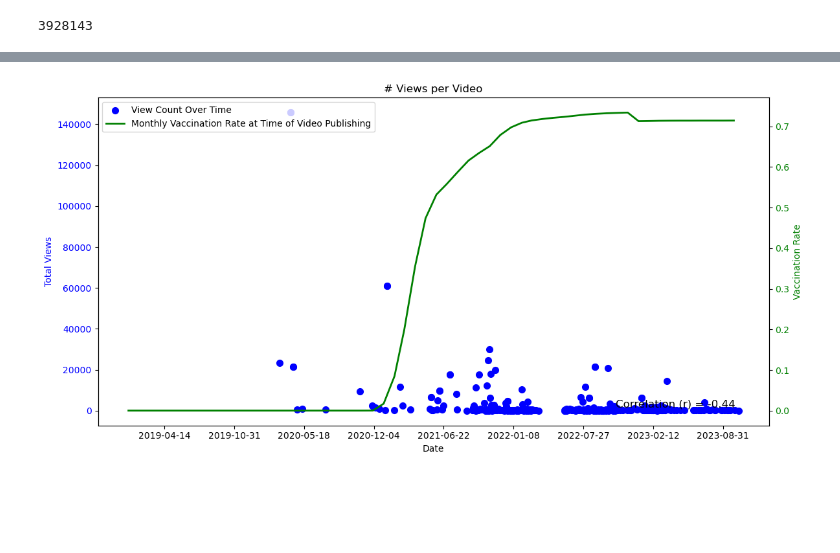
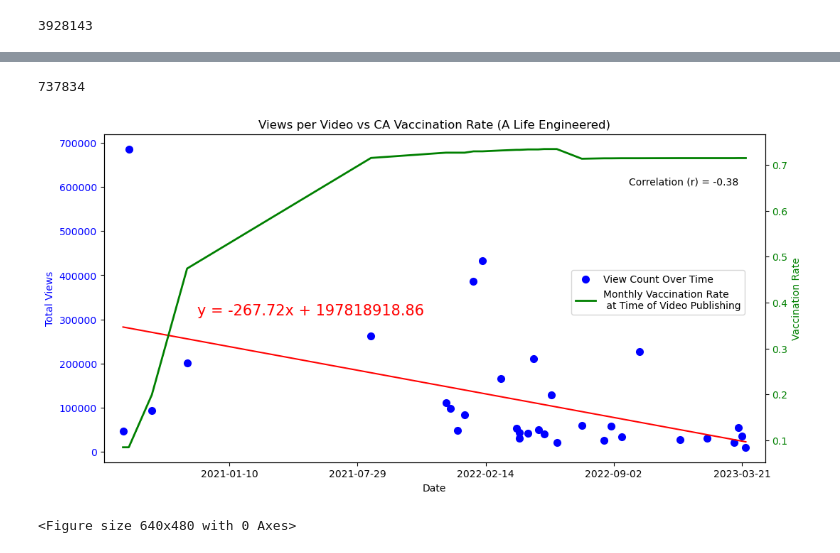
Before and after one commit to AhldenBrough/Covid-vs-Tech-Careers, a Jupyter notebook: data_cleaning.ipynb, the cells around one changed output, grey strips where cells are left out. Drawn from its saved outputs; the diff is of its cells as text; code cells hidden in the pictures; blank space fills up the shorter version.

```diff
--- a/data_cleaning.ipynb
+++ b/data_cleaning.ipynb
@@ -794,2 +660,3 @@ california_df
 # %%
-channel_df = video_df[video_df["Channel Title"] == "thedevlife"]
+channel_df = video_df[video_df["Channel Title"] == "A Life Engineered"]
+channel_df['date_ordinal'] = pd.to_datetime(channel_df["Publish Date"]).apply(lambda date: date.toordinal())
@@ -796,39 +669,58 @@ channel_df = video_df[video_df["Channel Title"] == "thedevlife"]
+# %%
+channel_df['date_ordinal'].min()
+# %% [output]
+737834
 # %%
 # Create a figure and two subplots
 fig, ax1 = plt.subplots(figsize=(12, 6))
 
 # Plot the first set of data (Bootcamp Videos) on the first axis
-ax1.scatter(channel_df["Publish Date"], channel_df["View Count"], marker='o', color='blue', linestyle='-', linewidth=2, label='View Count Over Time')
+ax1.scatter(channel_df["date_ordinal"], channel_df["View Count"], marker='o', color='blue', linestyle='-', linewidth=2, label='View Count Over Time')
 ax1.set_xlabel('Date')
 ax1.set_ylabel('Total Views', color='blue')
 ax1.tick_params(axis='y', labelcolor='blue')
-ax1.set_title('# Views per Video')
+ax1.set_title('Views per Video vs CA Vaccination Rate (A Life Engineered)')
 
 # Create a second y-axis for the second dataset (Total Videos)
 ax2 = ax1.twinx()
-ax2.plot(california_df.index, california_df["Fully Vaccinated Rate"], color='green', linestyle='-', linewidth=2, label="Monthly Vaccination Rate at Time of Video Publishing")
+ax2.plot(channel_df["date_ordinal"], channel_df["Fully Vaccinated Rate"], color='green', linestyle='-', linewidth=2, label="Monthly Vaccination Rate \n at Time of Video Publishing")
 ax2.set_ylabel('Vaccination Rate', color='green')
 ax2.tick_params(axis='y', labelcolor='green')
 
 # Calculate the correlation coefficient (r value)
 correlation = np.corrcoef(channel_df["View Count"], channel_df["Fully Vaccinated Rate"])[0, 1]
 
 # Add r value as text in the bottom right corner
-ax2.text(0.95, 0.05, f'Correlation (r) = {correlation:.2f}', transform=ax2.transAxes, fontsize=12,
-        verticalalignment='bottom', horizontalalignment='right', color='black')
+ax1.text(.96, .87, f'Correlation (r) = {correlation:.2f}', transform=ax2.transAxes, fontsize=10,
+        verticalalignment='top', horizontalalignment='right', color='black')
 
-# Set x-axis locator and formatter
-ax1.xaxis.set_major_locator(MaxNLocator(integer=True))
+# https://stackoverflow.com/questions/29308729/how-to-plot-a-linear-regression-with-datetimes-on-the-x-axis
+ax1.set_xlabel('Date')
+new_labels = [date.fromordinal(int(item)) for item in ax1.get_xticks()]
+new_labels_2 = [date.fromordinal(int(item)) for item in ax1.get_xticks()]
+ax1.set_xticklabels(new_labels)
+
+# Add the linear regression equation and line to plot
+x_values = channel_df['date_ordinal']
+y_values = channel_df['View Count']
+(slope, intercept, rvalue, pvalue, stderr) = linregress(x_values, y_values)
+regress_values = x_values * slope + intercept
+line_eq = "y = " + str(round(slope,2)) + "x + " + str(round(intercept,2))
+
+# plt.scatter(x_values,y_values)
+ax1.plot(x_values,regress_values,"r-")
+ax1.annotate(line_eq,(737950,310000),fontsize=15,color="red")
+ax1.set_xlim(channel_df['date_ordinal'].min()-30, channel_df['date_ordinal'].max()+30)
+ax2.set_xlim(channel_df['date_ordinal'].min()-30, channel_df['date_ordinal'].max()+30)
 
 # Add legend
 lines, labels = ax1.get_legend_handles_labels()
 lines2, labels2 = ax2.get_legend_handles_labels()
-ax2.legend(lines + lines2, labels + labels2, loc=0)
-
-# Adjust layout
-fig.tight_layout()
+ax1.legend(lines + lines2, labels + labels2, bbox_to_anchor=(0.7, 0.6))
 
 # Show the plot
 plt.show()
+plt.savefig("lifeengineered.jpg")
 # %% [output]
-[figure, old version]
+[figure, new version]
+<Figure size 640x480 with 0 Axes>
```
Also changed, not shown: parts of 60 cells of this notebook.
